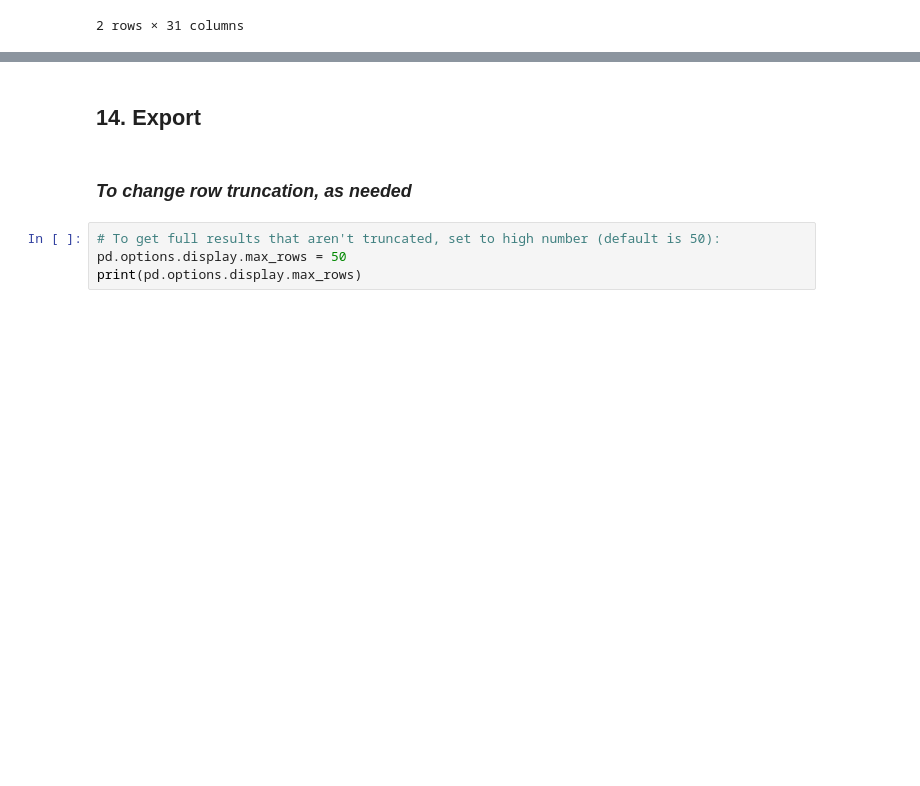
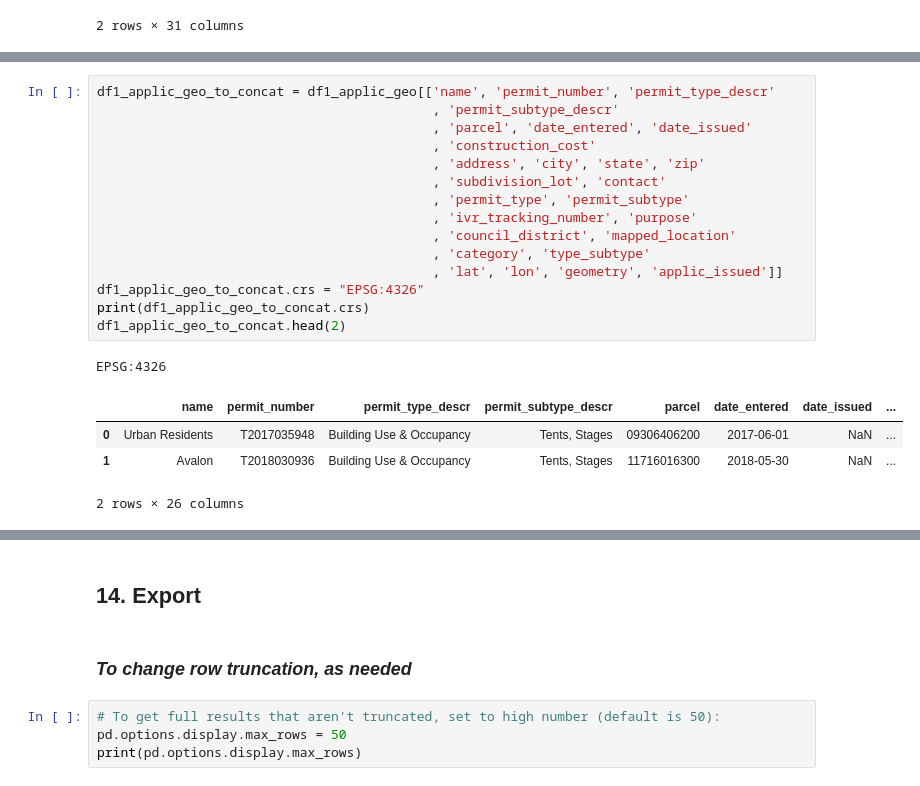
Before and after one commit to lorirocks/nashville-neighborhoods-capstone, a Jupyter notebook: notebooks/3_finalize_data.ipynb, the cells around one changed output, grey strips where cells are left out. Cells and saved outputs as stored; diff of their text form; blank space fills up the shorter version.

```diff
--- a/notebooks/3_finalize_data.ipynb
+++ b/notebooks/3_finalize_data.ipynb
@@ -756,0 +828,21 @@ df2_issued_geo.head(2)
+# %%
+df1_applic_geo_to_concat = df1_applic_geo[['name', 'permit_number', 'permit_type_descr'
+                                           , 'permit_subtype_descr'
+                                           , 'parcel', 'date_entered', 'date_issued'
+                                           , 'construction_cost'
+                                           , 'address', 'city', 'state', 'zip'
+                                           , 'subdivision_lot', 'contact'
+                                           , 'permit_type', 'permit_subtype'
+                                           , 'ivr_tracking_number', 'purpose'
+                                           , 'council_district', 'mapped_location'
+                                           , 'category', 'type_subtype'
+                                           , 'lat', 'lon', 'geometry', 'applic_issued']]
+df1_applic_geo_to_concat.crs = "EPSG:4326"
+print(df1_applic_geo_to_concat.crs)
+df1_applic_geo_to_concat.head(2)
+# %% [output]
+EPSG:4326
+|  | name | permit_number | permit_type_descr | permit_subtype_descr | parcel | date_entered | date_issued | ... |
+| 0 | Urban Residents | T2017035948 | Building Use & Occupancy | Tents, Stages | 09306406200 | 2017-06-01 | NaN | ... |
+| 1 | Avalon | T2018030936 | Building Use & Occupancy | Tents, Stages | 11716016300 | 2018-05-30 | NaN | ... |
+2 rows × 26 columns
```
Also changed, not shown: parts of 15 cells of this notebook, 2 other files.
